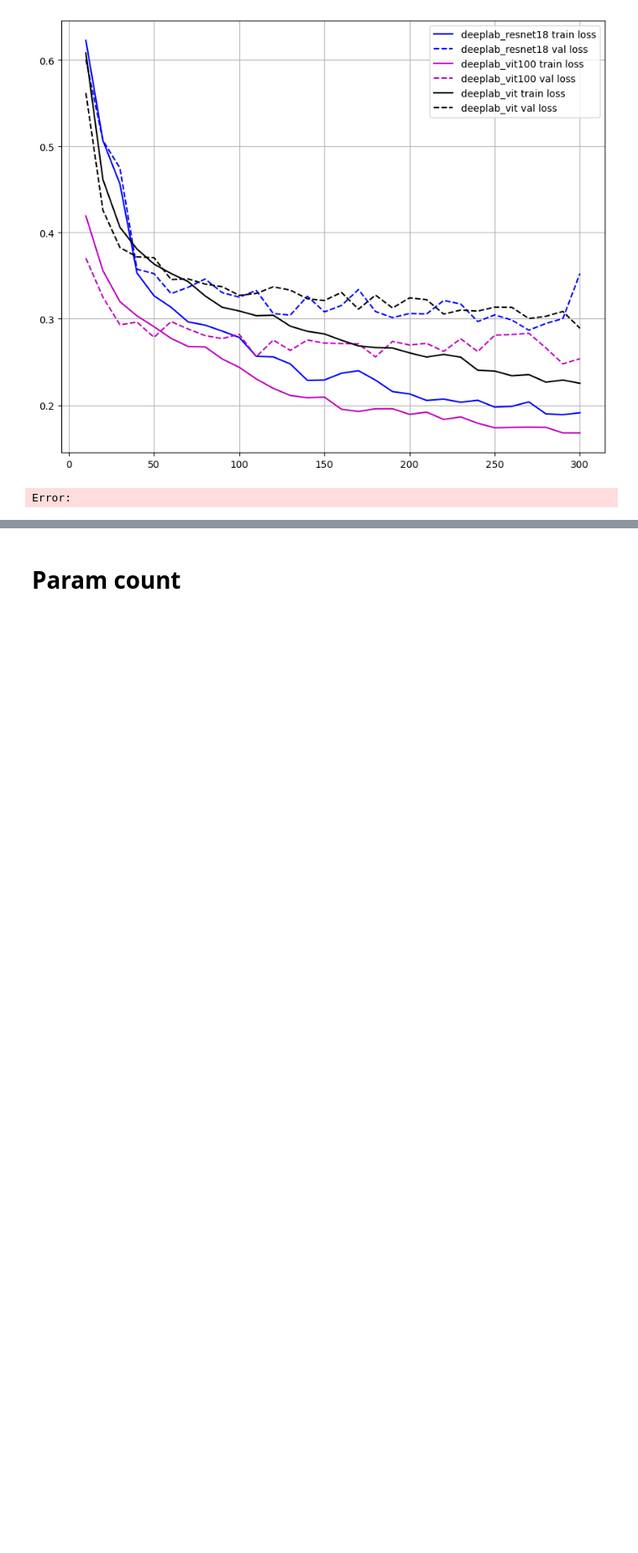
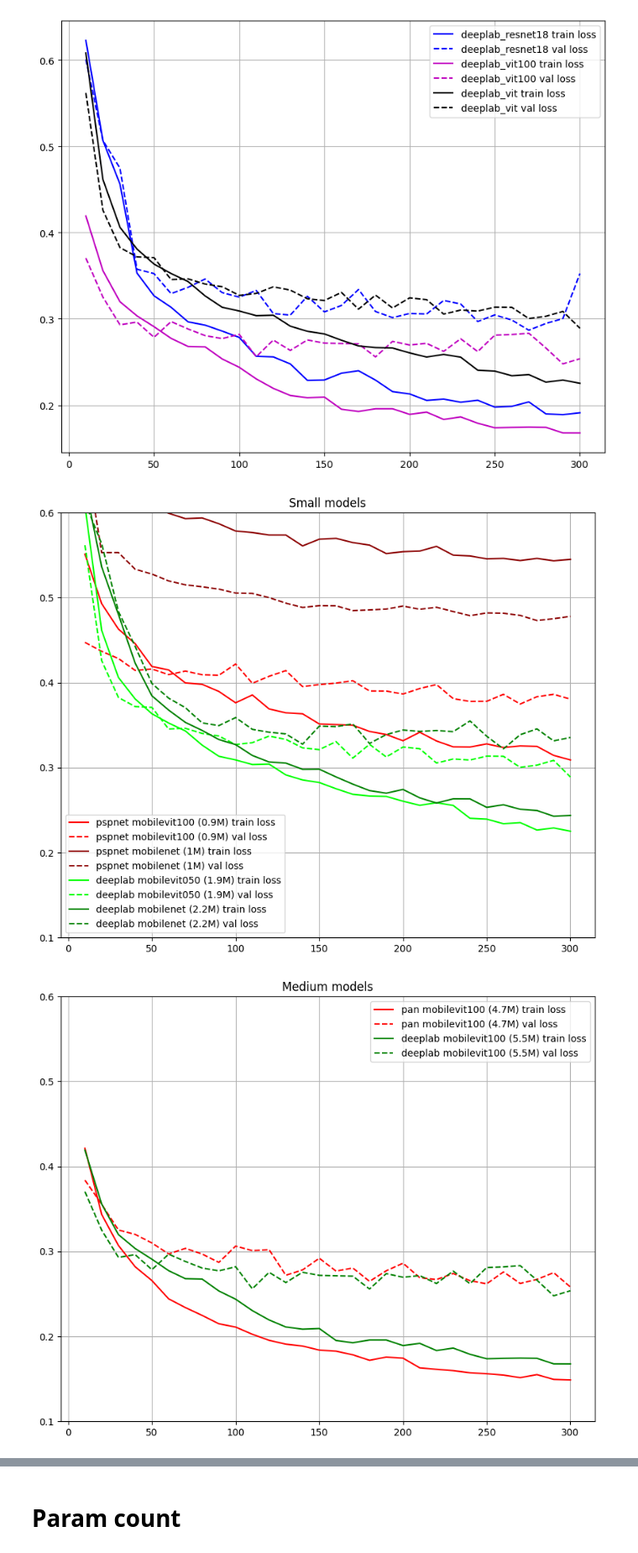
Before and after one commit to karalius32/uzduotis1, a Jupyter notebook: pytorch igel/test_model.ipynb, the cells around one changed output, grey strips where cells are left out. Shown at 84% size. Cells and saved outputs as stored; diff of their text form; code cells hidden in the pictures; blank space fills up the shorter version.

```diff
--- a/pytorch igel/test_model.ipynb
+++ b/pytorch igel/test_model.ipynb
@@ -87,22 +87,40 @@ plt.show()
 [figure]
 [figure]
 [figure]
-# %%
-import pandas as pd
-from matplotlib import pyplot as plt
-import os
-
-
-names = ["deeplab_resnet18", "pspnet_resnet18", "pspnet_mobilenet"]
-ending = "__300.csv"
-
-for name in names:
-    df = pd.read_csv(os.path.join("histories/for_visualisation", f"{name}{ending}"))
-    plt.plot(range(10, 301, 10), df["iou"].iloc[1:], "b-", label="")
-
-plt.grid()
-plt.legend()
-plt.show()
-print("Conclusion: need smaller lr")
-# %% [output]
-Error:
+# %%
+import pandas as pd
+from matplotlib import pyplot as plt
+import os
+
+
+def plot_losses(names, titles, title, colors):
+    ending = ".csv"
+    plt.figure(figsize=(10, 8))
+    for name, t, c in zip(names, titles, colors):
+        df = pd.read_csv(os.path.join("histories/for_visualisation", f"{name}{ending}"))
+        plt.plot(range(10, 301, 10), df["loss"].iloc[1:], "-", color=c, label=f"{t} train loss")
+        plt.plot(range(10, 301, 10), df["val_loss"].iloc[1:], "--", color=c, label=f"{t} val loss")
+    plt.ylim((0.1, 0.6))
+    plt.title(title)
+    plt.grid()
+    plt.legend()
+    plt.show()
+
+
+names = ["pspnet_vit__300", "pspnet_mobilenet__300", "deeplab_vit__300", "deeplab_mobilenet__300"]
+titles = ["pspnet mobilevit100 (0.9M)", "pspnet mobilenet (1M)", "deeplab mobilevit050 (1.9M)", "deeplab mobilenet (2.2M)"]
+colors = ["red", "darkred", "lime", "green"]
+plot_losses(names, titles, "Small models", colors)
+
+names = ["pan_vit100__300", "deeplab_vit100__300"]
+titles = ["pan mobilevit100 (4.7M)", "deeplab mobilevit100 (5.5M)"]
+colors = ["red", "green"]
+plot_losses(names, titles, "Medium models", colors)
+
+names = ["pspnet_resnet18__300", "pan_resnet18__300", "deeplab_resnet18__300", "manet_vit100__300"]
+titles = ["pspnet resnet18 (11.3M)", "pan resnet18 (11.4M)", "deeplab resnet18 (12.3M)", "manet mobilevit100 (16M)"]
+colors = ["red", "olive", "blue", "green"]
+plot_losses(names, titles, "Big models", colors)
+# %% [output]
+[figure, added]
+[figure, added]
```
Also changed, not shown: parts of 1 cell of this notebook, 1 other file.
